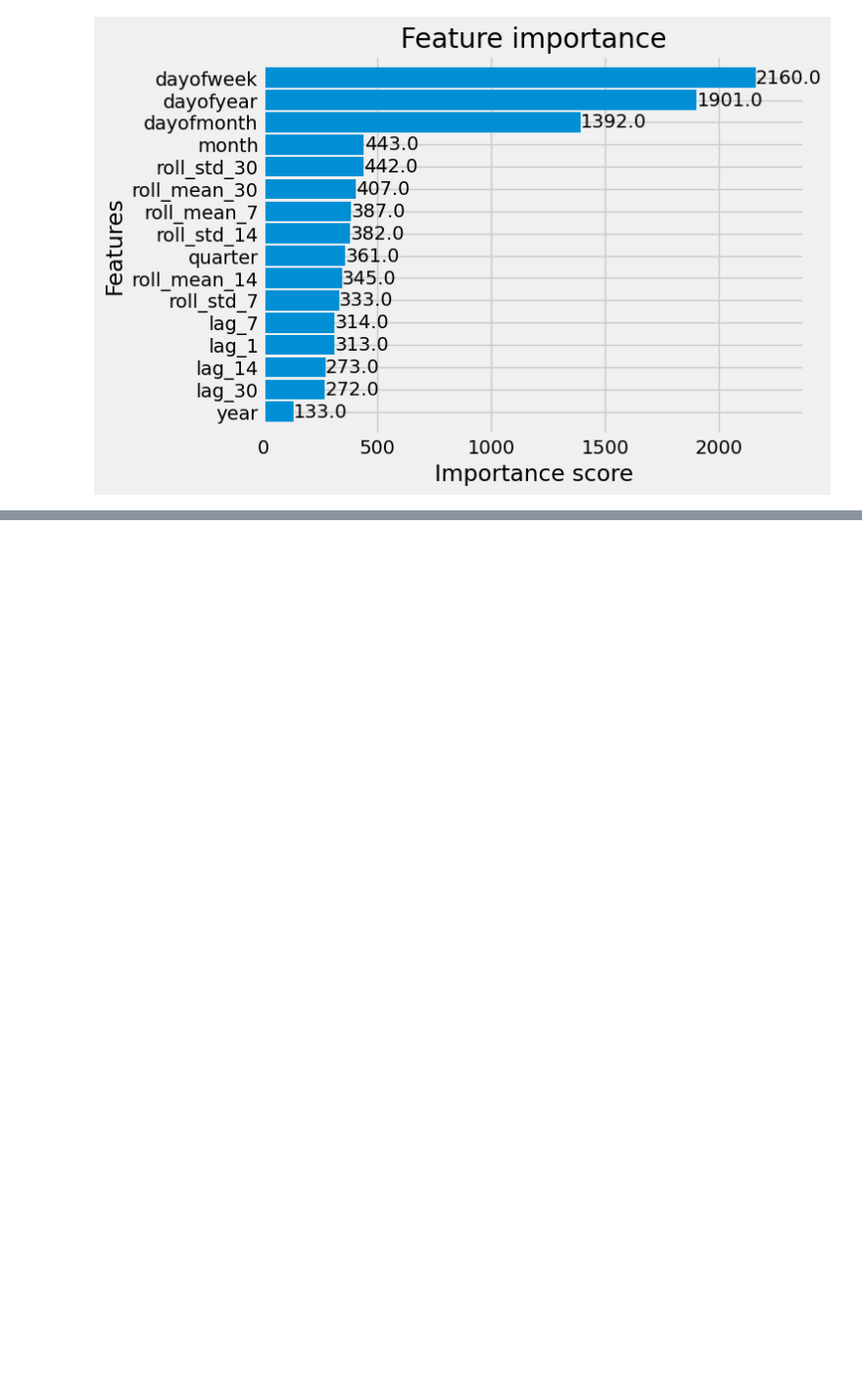
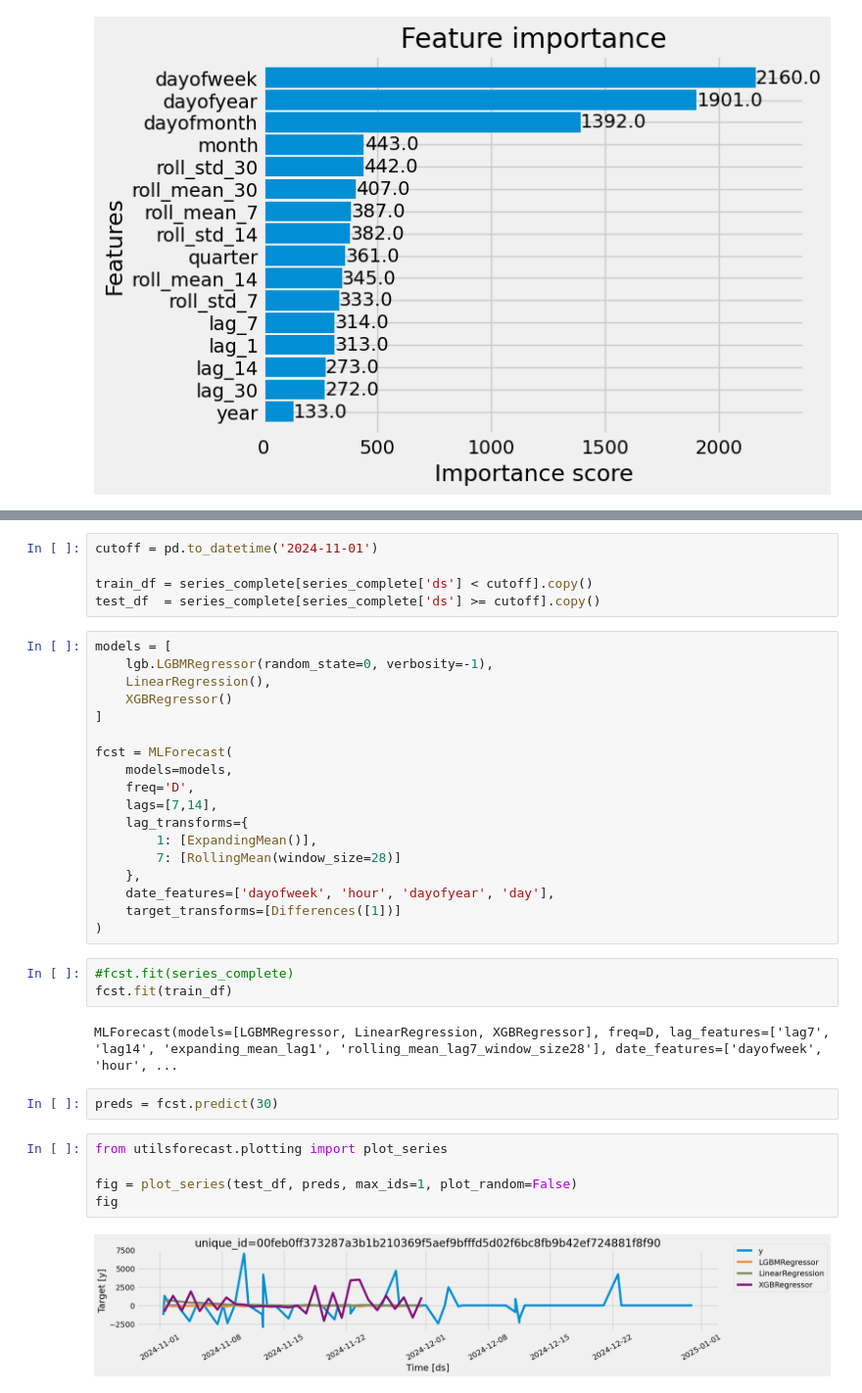
Before and after one commit to martinkivisikk/ml-project, a Jupyter notebook: notebooks/prototyping.ipynb, the cells around one changed output, grey strips where cells are left out. Shown: that part at 98% size. Saved outputs shown, nothing was run; the diff lists cells and outputs as text; blank space fills up the shorter version.

Commit message:
forecast using mlforecast library

```diff
--- a/notebooks/prototyping.ipynb
+++ b/notebooks/prototyping.ipynb
@@ -152,0 +209,37 @@ mean_absolute_error(test['net_flow'], test['prediction'])
+# %%
+cutoff = pd.to_datetime('2024-11-01')
+
+train_df = series_complete[series_complete['ds'] < cutoff].copy()
+test_df  = series_complete[series_complete['ds'] >= cutoff].copy()
+# %%
+models = [
+    lgb.LGBMRegressor(random_state=0, verbosity=-1),
+    LinearRegression(),
+    XGBRegressor()
+]
+
+fcst = MLForecast(
+    models=models,
+    freq='D',
+    lags=[7,14],
+    lag_transforms={
+        1: [ExpandingMean()],
+        7: [RollingMean(window_size=28)]
+    },
+    date_features=['dayofweek', 'hour', 'dayofyear', 'day'],
+    target_transforms=[Differences([1])]
+)
+# %%
+#fcst.fit(series_complete)
+fcst.fit(train_df)
+# %% [output]
+MLForecast(models=[LGBMRegressor, LinearRegression, XGBRegressor], freq=D, lag_features=['lag7', 'lag14', 'expanding_mean_lag1', 'rolling_mean_lag7_window_size28'], date_features=['dayofweek', 'hour', ...
+# %%
+preds = fcst.predict(30)
+# %%
+from utilsforecast.plotting import plot_series
+
+fig = plot_series(test_df, preds, max_ids=1, plot_random=False)
+fig
+# %% [output]
+[figure, added]
```
Also changed, not shown: parts of 10 cells of this notebook, 1 other file.
